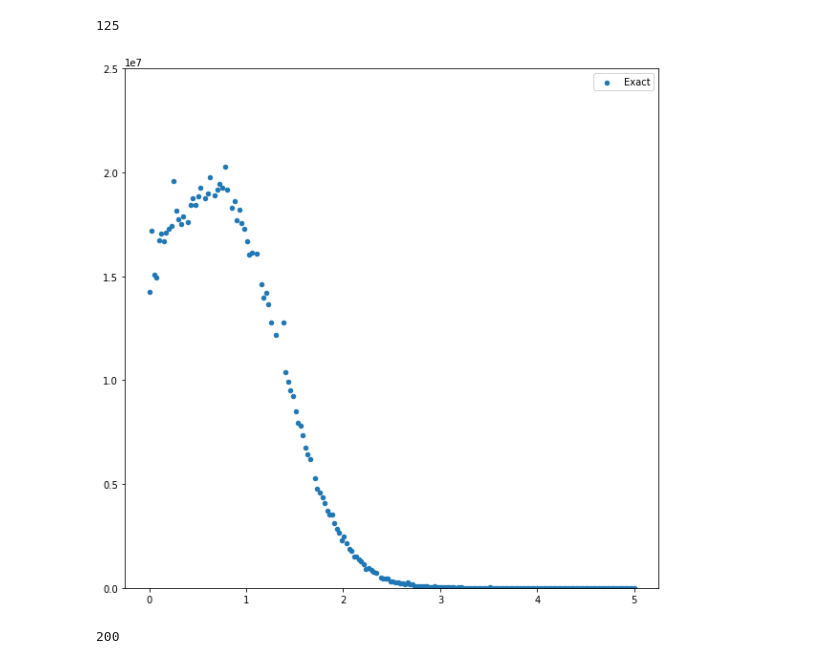
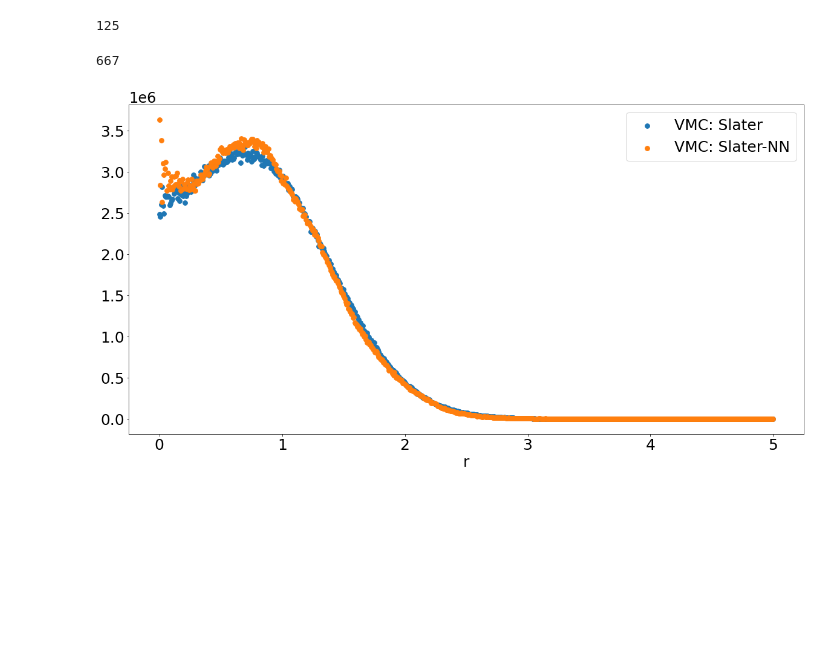
Before and after one commit to MartinKHovden/Thesis, a Jupyter notebook: VMC/src_V2/Simulations/Notebooks/QDNonInteractingOneBodycomparison.ipynb, the cells around one changed output. Drawn from its saved outputs; the diff is of its cells as text; code cells hidden in the pictures; blank space fills up the shorter version.

```diff
--- a/VMC/src_V2/Simulations/Notebooks/QDNonInteractingOneBodycomparison.ipynb
+++ b/VMC/src_V2/Simulations/Notebooks/QDNonInteractingOneBodycomparison.ipynb
@@ -2,7 +2,7 @@
 import numpy as np
 
 densities = np.loadtxt("../Data/quantumDot/OneBody/onebodytest62Slater.txt")
-densities = [sum(densities[i:i+3]) for i in range(0, len(densities), 3)]
+densities = [sum(densities[i:i+4]) for i in range(0, len(densities), 4)]
 
 normalizationFactor = 2.0
 normalizedSlater = []
@@ -14,7 +14,7 @@ plt.figure(figsize=(10,10))
 plt.scatter(np.linspace(0,5,len(normalizedSlater)),normalizedSlater, s = 20)
 # plt.plot(np.linspace(0,5,len(normalizedSlater)),[np.exp(-r**2)*1.34e6 for r in np.linspace(0,5,len(normalizedSlater))], '--ro' , markersize=1)
 plt.legend([ "Exact","VMC: Slater"])
-plt.ylim((0, 1.5e7))
+plt.ylim((0, 3.25e7))
 
 plt.show()
 
@@ -50,25 +53,42 @@ print(len(densities))
 # %%
 import numpy as np
 
-densities = np.loadtxt("../Data/quantumDot/OneBody/onebodytest.txt")
-densities = [sum(densities[i:i+10]) for i in range(0, len(densities), 10)]
+densitiesSlater = np.loadtxt("../Data/quantumDot/OneBody/onebody62Slater.txt")
+densitiesSlater = [sum(densitiesSlater[i:i+3]) for i in range(0, len(densitiesSlater), 3)]
 
 
-normalizationFactor = 2.0
-normalizedNN = []
-for i in range(len(densities)):
-    normalizedNN.append(densities[i]/((2*i+1)*np.pi*((5/2000)**2)))
+normalizedSlater = []
+for i in range(len(densitiesSlater)):
+    normalizedSlater.append(densitiesSlater[i]/((2*i+1)*np.pi*((5*3/2000)**2)))
+
+densitiesSlaterNN = np.loadtxt("../Data/quantumDot/OneBody/onebody62SlaterNN.txt")
+densitiesSlaterNN = [sum(densitiesSlaterNN[i:i+3]) for i in range(0, len(densitiesSlaterNN), 3)]
+
+normalizedSlaterNN = []
+for i in range(len(densitiesSlaterNN)):
+    normalizedSlaterNN.append(0.99*densitiesSlaterNN[i]/((2*i+1)*np.pi*((5*3/2000)**2)))
+
 
 import matplotlib.pyplot as plt
-plt.figure(figsize=(10,10))
-plt.scatter(np.linspace(0,5,len(normalizedNN)),normalizedNN, s = 20)
+
+fig,ax = plt.subplots(figsize=(20,10))
+# plt.figure(figsize=(20,10))
+ax.scatter(np.linspace(0,5,len(normalizedSlater)),normalizedSlater, s = 60)
+ax.scatter(np.linspace(0,5,len(normalizedSlaterNN)), normalizedSlaterNN, s = 60)
+
 # plt.plot(np.linspace(0,5,len(normalizedNN)),[np.exp(-r**2)*2e5 for r in np.linspace(0,5,len(normalizedNN))], '--ro' , markersize=1)
 
-plt.legend([ "Exact","VMC: Slater-NN"])
-plt.ylim((0, 25e6))
-plt.show()
+ax.legend([ "VMC: Slater","VMC: Slater-NN"], fontsize=25)
+# plt.ylim((0, 0.4e6))
+ax.tick_params(labelsize=25, which="both")
+ax.set_xlabel("r", fontsize=25)
+ax.yaxis.offsetText.set_fontsize(24)
 
+
+# plt.show()
+
+plt.savefig("../Plots/QDNonInteracting62OneBodyDensities.png")
 print(len(densities))
 # %% [output]
+667
-[figure, old version]
+[figure, new version]
-200
```
Also changed, not shown: parts of 5 cells of this notebook, 10 other files.
